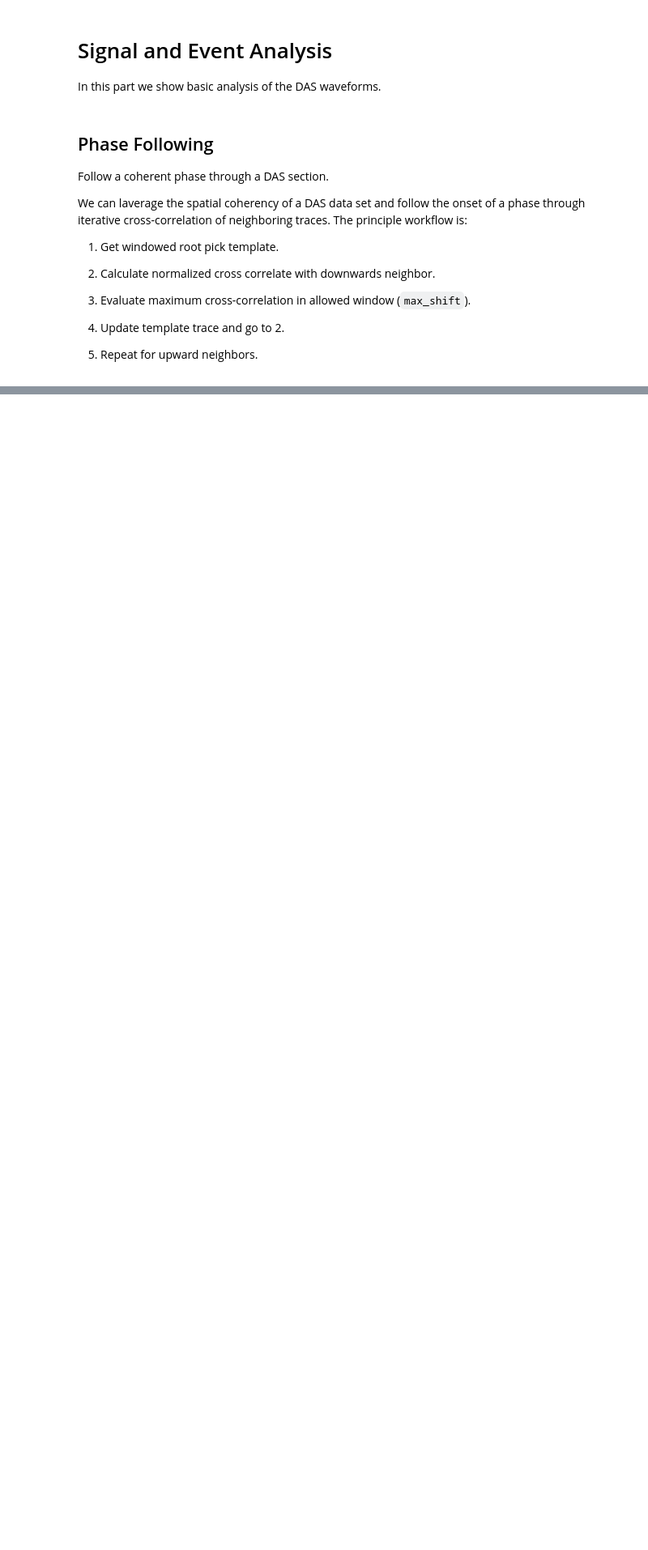
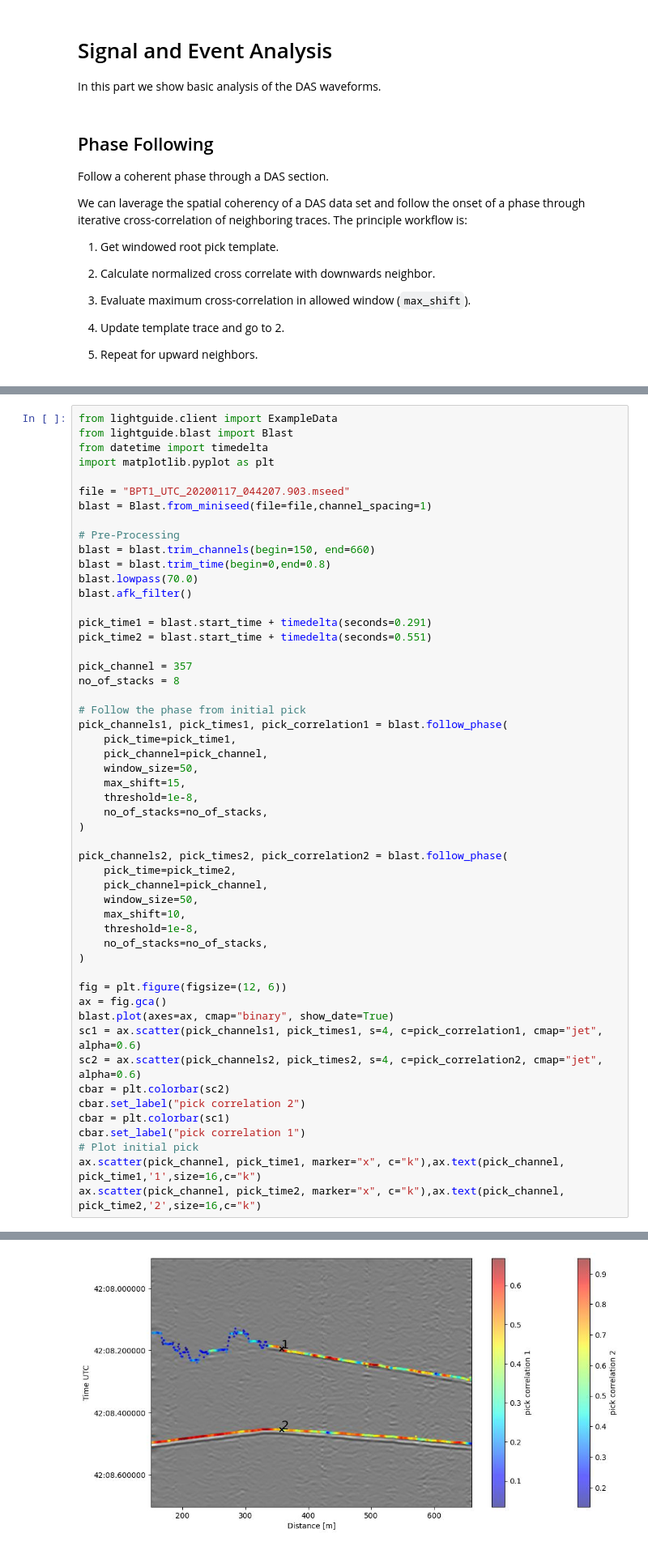
Before and after one commit to pyrocko/lightguide, a Jupyter notebook: examples/3-event-analysis.ipynb, the cells around one changed output, grey strips where cells are left out. Shown at 81% size. Drawn from its saved outputs; the diff is of its cells as text; blank space fills up the shorter version.

Commit message:
modified & added example

```diff
--- a/examples/3-event-analysis.ipynb
+++ b/examples/3-event-analysis.ipynb
@@ -55,0 +59,53 @@ ax.scatter(pick_channel, pick_time, marker="x", c="limegreen");
+# %%
+from lightguide.client import ExampleData
+from lightguide.blast import Blast
+from datetime import timedelta
+import matplotlib.pyplot as plt
+
+file = "BPT1_UTC_20200117_044207.903.mseed"
+blast = Blast.from_miniseed(file=file,channel_spacing=1)
+
+# Pre-Processing
+blast = blast.trim_channels(begin=150, end=660)
+blast = blast.trim_time(begin=0,end=0.8)
+blast.lowpass(70.0)
+blast.afk_filter()
+
+pick_time1 = blast.start_time + timedelta(seconds=0.291)
+pick_time2 = blast.start_time + timedelta(seconds=0.551)
+
+pick_channel = 357
+no_of_stacks = 8
+
+# Follow the phase from initial pick
+pick_channels1, pick_times1, pick_correlation1 = blast.follow_phase(
+    pick_time=pick_time1,
+    pick_channel=pick_channel,
+    window_size=50,
+    max_shift=15,
+    threshold=1e-8,
+    no_of_stacks=no_of_stacks,
+)
+
+pick_channels2, pick_times2, pick_correlation2 = blast.follow_phase(
+    pick_time=pick_time2,
+    pick_channel=pick_channel,
+    window_size=50,
+    max_shift=10,
+    threshold=1e-8,
+    no_of_stacks=no_of_stacks,
+)
+
+fig = plt.figure(figsize=(12, 6))
+ax = fig.gca()
+blast.plot(axes=ax, cmap="binary", show_date=True)
+sc1 = ax.scatter(pick_channels1, pick_times1, s=4, c=pick_correlation1, cmap="jet", alpha=0.6)
+sc2 = ax.scatter(pick_channels2, pick_times2, s=4, c=pick_correlation2, cmap="jet", alpha=0.6)
+cbar = plt.colorbar(sc2)
+cbar.set_label("pick correlation 2")
+cbar = plt.colorbar(sc1)
+cbar.set_label("pick correlation 1")
+# Plot initial pick
+ax.scatter(pick_channel, pick_time1, marker="x", c="k"),ax.text(pick_channel, pick_time1,'1',size=16,c="k")
+ax.scatter(pick_channel, pick_time2, marker="x", c="k"),ax.text(pick_channel, pick_time2,'2',size=16,c="k")
+# %% [output]
@@ -55,0 +114 @@ ax.scatter(pick_channel, pick_time, marker="x", c="limegreen");
+[figure, added]
```
Also changed, not shown: parts of 3 cells of this notebook.
